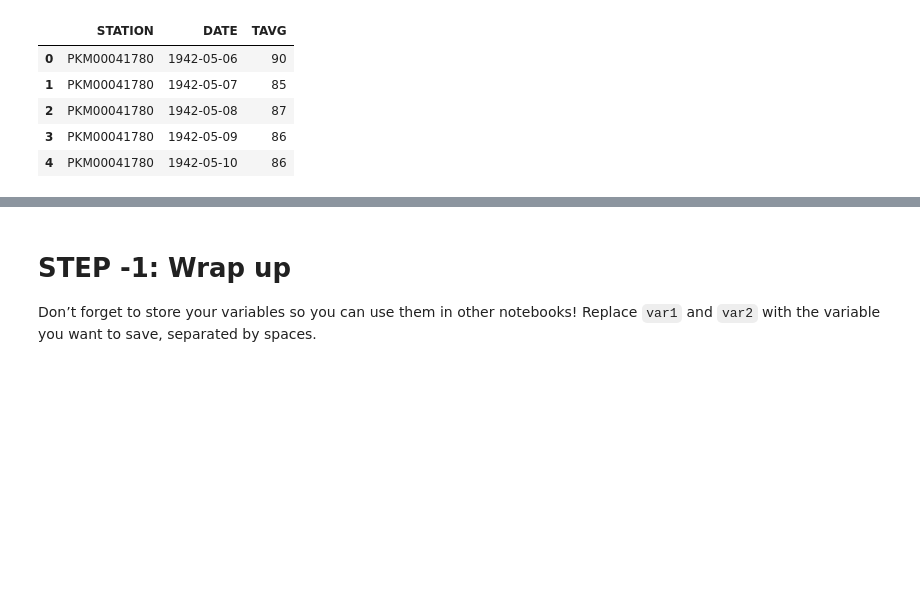
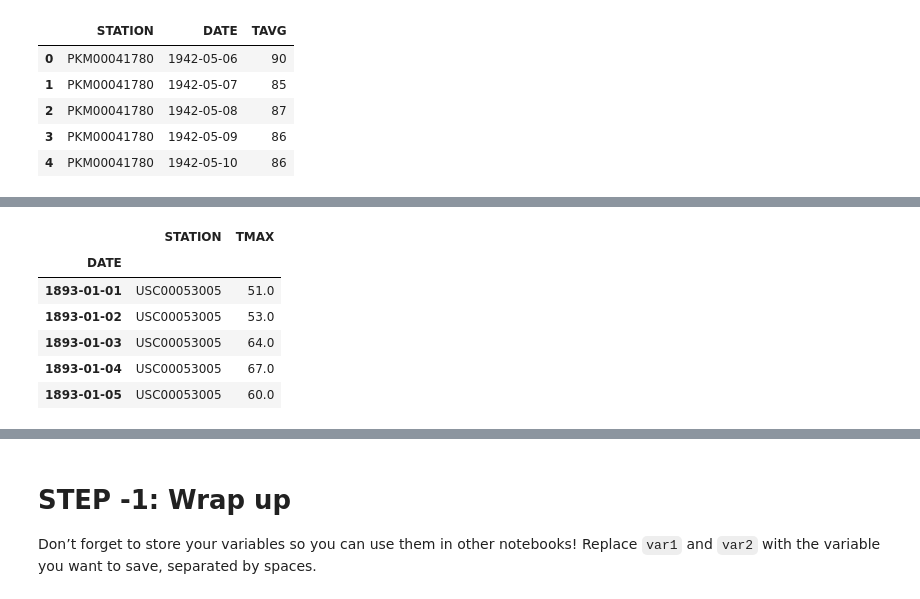
Before and after one commit to cu-esiil-edu/01-climate-takers1124, a Jupyter notebook: notebooks/climate-98-download.ipynb, the cells around one changed output, grey strips where cells are left out. Cells and saved outputs as stored; diff of their text form; code cells hidden in the pictures; blank space fills up the shorter version.

```diff
--- a/notebooks/climate-98-download.ipynb
+++ b/notebooks/climate-98-download.ipynb
@@ -124,3 +124,13 @@ FC_PRCP_API = ('https://www.ncei.noaa.gov/access/services/data/v1?'
 FC_PRCP_API
 # %% [output]
 'https://www.ncei.noaa.gov/access/services/data/v1?dataset=daily-summaries&dataTypes=PRCP&stations=USC00053005&startDate=1893-01-01&endDate=2025-07-20&units=standard'
+# %%
+FC_TMAX_API = ('https://www.ncei.noaa.gov/access/services/data/v1?'
+           'dataset=daily-summaries&'
+           'dataTypes=TMAX&'
+           'stations=USC00053005&'
+           'startDate=1893-01-01&'
+           'endDate=2025-07-20&'
+           'units=standard'
+)
+FC_TMAX_API
@@ -176 +189,20 @@ FC_precip_df.head()
+# %%
+# Download TMAX data
+FC_TMAX_df = pd.read_csv(
+    FC_TMAX_API,
+    index_col='DATE',
+    parse_dates=True,
+    na_values=['NaN']
+)
+
+# Check that the download worked
+FC_TMAX_df.head()
+# %% [output]
+|  | STATION | TMAX |
+| DATE |  |  |
+| 1893-01-01 | USC00053005 | 51.0 |
+| 1893-01-02 | USC00053005 | 53.0 |
+| 1893-01-03 | USC00053005 | 64.0 |
+| 1893-01-04 | USC00053005 | 67.0 |
+| 1893-01-05 | USC00053005 | 60.0 |
 # %%
```
Also changed, not shown: parts of 17 cells of this notebook, 3 other files.
